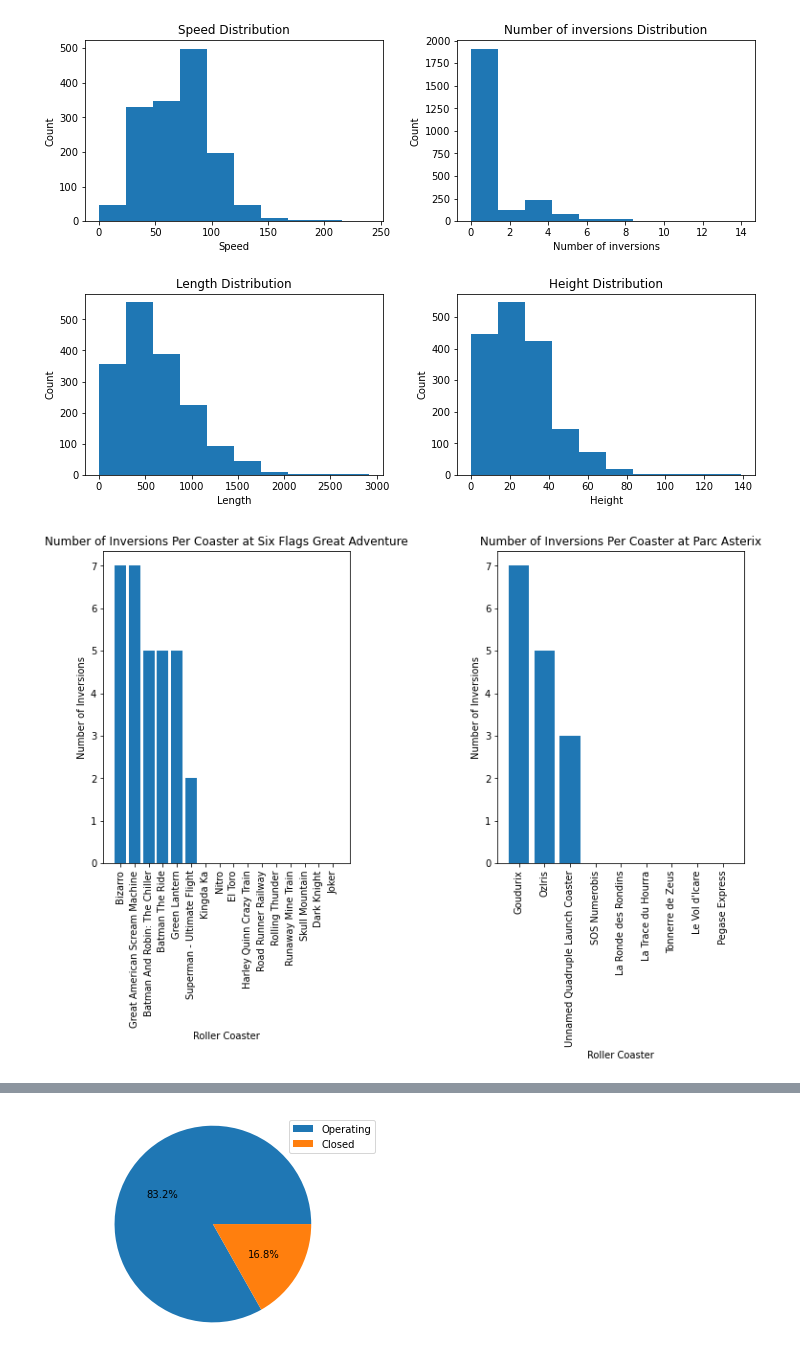
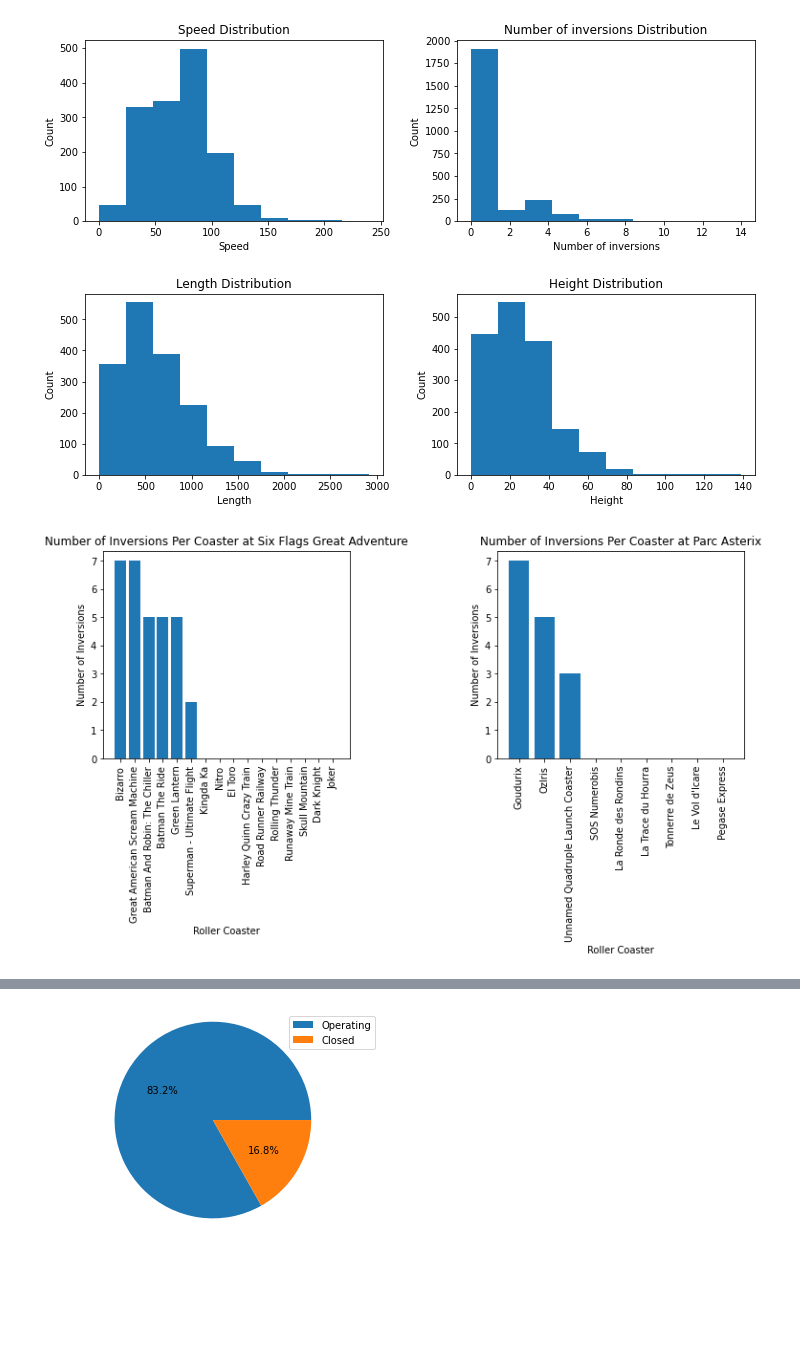
Before and after one commit to soyuz108/Roller-Coasters, a Jupyter notebook: Roller Coaster.ipynb, the cells around one changed output, grey strips where cells are left out. Drawn from its saved outputs; the diff is of its cells as text; code cells hidden in the pictures; blank space fills up the shorter version.

Commit message:
Finished functions, need to improve the pie chart

```diff
--- a/Roller Coaster.ipynb
+++ b/Roller Coaster.ipynb
@@ -184,29 +182,29 @@ plot_height_histogram(df_coasters, axs[1, 1])
 # %%
 # Create a function to plot inversions by coaster at park
 def plot_inversions_by_coaster(df, park_name, ax):
   # Select coasters in a park
   park_coasters = df[df["park"] == park_name]
   # Sort values for better visualization
   park_coasters = park_coasters.sort_values("num_inversions", ascending=False)
   # Select names within a specific park
   coaster_names = park_coasters["name"]
   # Select # of inversions for coasters in a park
   number_inversions = park_coasters["num_inversions"]
   # Create a barplot
   ax.bar(range(len(number_inversions)), number_inversions)
   ax.set_xticks(range(len(coaster_names)))
   ax.set_xticklabels(coaster_names, rotation=90)
   # Give titles
   ax.set_title("Number of Inversions Per Coaster at {}".format(park_name))
   ax.set_xlabel("Roller Coaster")
   ax.set_ylabel("Number of Inversions")
 
 # Create a subplot for visualization manipulations
-fig, (ax1, ax2) = plt.subplots(1, 2, figsize=(12, 6))
+fig, axs = plt.subplots(1, 2, figsize=(12, 4))
 plt.subplots_adjust(wspace=0.6)
 # Create a barplot of inversions by roller coasters
-plot_inversions_by_coaster(df_coasters, "Six Flags Great Adventure",  ax1)
-plot_inversions_by_coaster(df_coasters, "Parc Asterix", ax2)
+plot_inversions_by_coaster(df_coasters, "Six Flags Great Adventure",  axs[0])
+plot_inversions_by_coaster(df_coasters, "Parc Asterix", axs[1])
 plt.show()
 # %% [output]
-[figure, old version]
+[figure, new version]
```
Also changed, not shown: parts of 8 cells of this notebook.
